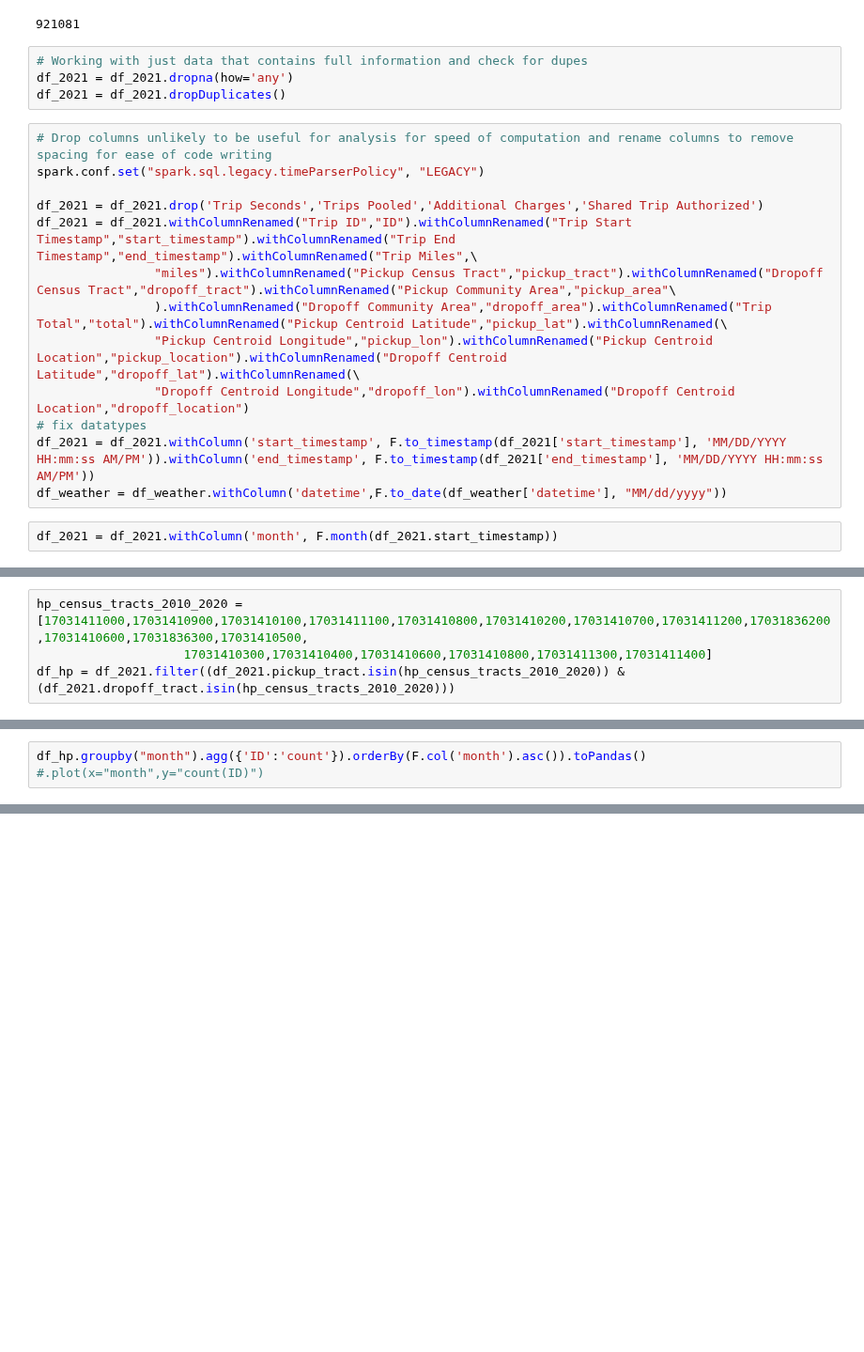
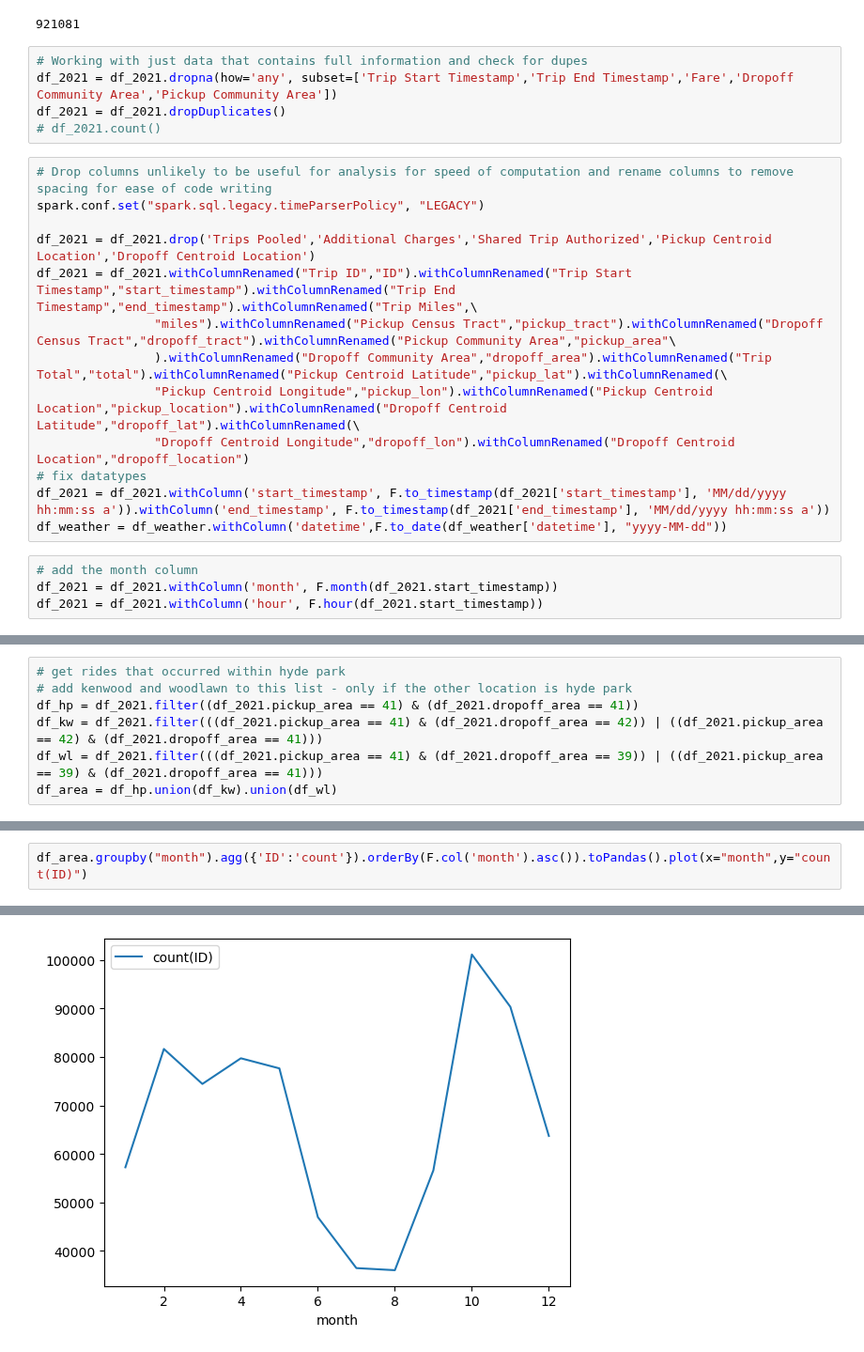
Before and after one commit to hvpachisia/uchicago-lyft-rideshare, a Jupyter notebook: eda_2021.ipynb, the cells around one changed output, grey strips where cells are left out. Shown at 94% size. Saved outputs shown, nothing was run; the diff lists cells and outputs as text; blank space fills up the shorter version.

Commit message:
eda post group meeting

```diff
--- a/eda_2021.ipynb
+++ b/eda_2021.ipynb
@@ -138,20 +144,23 @@ df_2021.dropna(how='any').count()
 921081
 # %%
 # Working with just data that contains full information and check for dupes
-df_2021 = df_2021.dropna(how='any')
+df_2021 = df_2021.dropna(how='any', subset=['Trip Start Timestamp','Trip End Timestamp','Fare','Dropoff Community Area','Pickup Community Area'])
 df_2021 = df_2021.dropDuplicates()
+# df_2021.count()
 # %%
 # Drop columns unlikely to be useful for analysis for speed of computation and rename columns to remove spacing for ease of code writing
 spark.conf.set("spark.sql.legacy.timeParserPolicy", "LEGACY")
 
-df_2021 = df_2021.drop('Trip Seconds','Trips Pooled','Additional Charges','Shared Trip Authorized')
+df_2021 = df_2021.drop('Trips Pooled','Additional Charges','Shared Trip Authorized','Pickup Centroid Location','Dropoff Centroid Location')
 df_2021 = df_2021.withColumnRenamed("Trip ID","ID").withColumnRenamed("Trip Start Timestamp","start_timestamp").withColumnRenamed("Trip End Timestamp","end_timestamp").withColumnRenamed("Trip Miles",\
                 "miles").withColumnRenamed("Pickup Census Tract","pickup_tract").withColumnRenamed("Dropoff Census Tract","dropoff_tract").withColumnRenamed("Pickup Community Area","pickup_area"\
                 ).withColumnRenamed("Dropoff Community Area","dropoff_area").withColumnRenamed("Trip Total","total").withColumnRenamed("Pickup Centroid Latitude","pickup_lat").withColumnRenamed(\
                 "Pickup Centroid Longitude","pickup_lon").withColumnRenamed("Pickup Centroid Location","pickup_location").withColumnRenamed("Dropoff Centroid Latitude","dropoff_lat").withColumnRenamed(\
                 "Dropoff Centroid Longitude","dropoff_lon").withColumnRenamed("Dropoff Centroid Location","dropoff_location")
 # fix datatypes
-df_2021 = df_2021.withColumn('start_timestamp', F.to_timestamp(df_2021['start_timestamp'], 'MM/DD/YYYY HH:mm:ss AM/PM')).withColumn('end_timestamp', F.to_timestamp(df_2021['end_timestamp'], 'MM/DD/YYYY HH:mm:ss AM/PM'))
-df_weather = df_weather.withColumn('datetime',F.to_date(df_weather['datetime'], "MM/dd/yyyy"))
+df_2021 = df_2021.withColumn('start_timestamp', F.to_timestamp(df_2021['start_timestamp'], 'MM/dd/yyyy hh:mm:ss a')).withColumn('end_timestamp', F.to_timestamp(df_2021['end_timestamp'], 'MM/dd/yyyy hh:mm:ss a'))
+df_weather = df_weather.withColumn('datetime',F.to_date(df_weather['datetime'], "yyyy-MM-dd"))
 # %%
+# add the month column
 df_2021 = df_2021.withColumn('month', F.month(df_2021.start_timestamp))
+df_2021 = df_2021.withColumn('hour', F.hour(df_2021.start_timestamp))
@@ -186,5 +167,8 @@ only showing top 5 rows
 # %%
-hp_census_tracts_2010_2020 = [17031411000,17031410900,17031410100,17031411100,17031410800,17031410200,17031410700,17031411200,17031836200,17031410600,17031836300,17031410500,
-                    17031410300,17031410400,17031410600,17031410800,17031411300,17031411400]
-df_hp = df_2021.filter((df_2021.pickup_tract.isin(hp_census_tracts_2010_2020)) & (df_2021.dropoff_tract.isin(hp_census_tracts_2010_2020)))
+# get rides that occurred within hyde park
+# add kenwood and woodlawn to this list - only if the other location is hyde park
+df_hp = df_2021.filter((df_2021.pickup_area == 41) & (df_2021.dropoff_area == 41))
+df_kw = df_2021.filter(((df_2021.pickup_area == 41) & (df_2021.dropoff_area == 42)) | ((df_2021.pickup_area == 42) & (df_2021.dropoff_area == 41)))
+df_wl = df_2021.filter(((df_2021.pickup_area == 41) & (df_2021.dropoff_area == 39)) | ((df_2021.pickup_area == 39) & (df_2021.dropoff_area == 41)))
+df_area = df_hp.union(df_kw).union(df_wl)
 # %%
@@ -203,4 +187,4 @@ df_hp.show(5)
 only showing top 5 rows
 # %%
-df_hp.groupby("month").agg({'ID':'count'}).orderBy(F.col('month').asc()).toPandas() #.plot(x="month",y="count(ID)")
+df_area.groupby("month").agg({'ID':'count'}).orderBy(F.col('month').asc()).toPandas().plot(x="month",y="count(ID)")
 # %% [output]
@@ -208,0 +193 @@ df_hp.groupby("month").agg({'ID':'count'}).orderBy(F.col('month').asc()).toPanda
+[figure, added]
```
Also changed, not shown: parts of 19 cells of this notebook.
